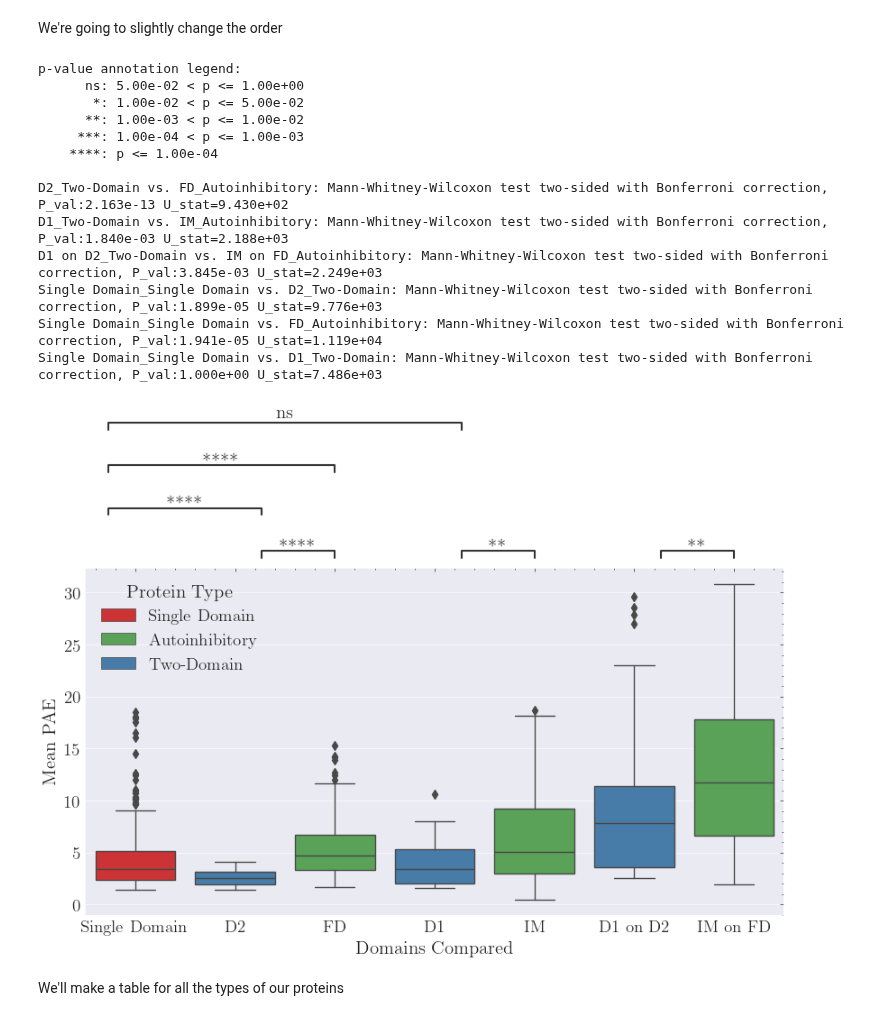
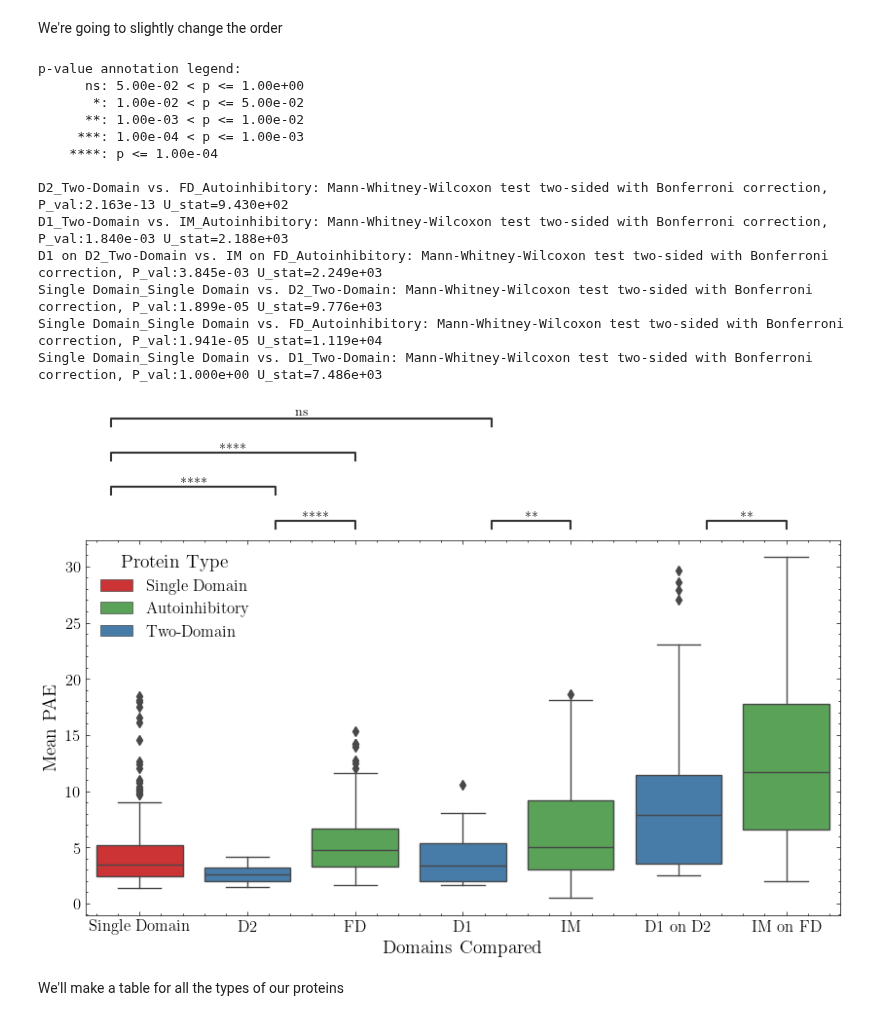
Before and after one commit to jpigles/alphafold-rmsd, a Jupyter notebook: pae.ipynb, the cells around one changed output. Saved outputs shown, nothing was run; the diff lists cells and outputs as text; code cells hidden in the pictures.

Commit message:
Fixed theme issues

```diff
--- a/pae.ipynb
+++ b/pae.ipynb
@@ -21,5 +19,5 @@ plt.style.use('science')
 # %%
-sns.set_theme(font_scale=1.25)
+plt.style.use('science')
 
 # Get the hex codes for the colors so we can assign them to categories
 pal = sns.color_palette('Set1')
@@ -121,39 +120,41 @@ region_order = ['Single Domain', 'D2', 'FD', 'D1', 'IM', 'D1 on D2', 'IM on FD']
 
 f, ax = plt.subplots(figsize=(10, 5))
 sns.boxplot(data=df_all, x='region', y='mean_pae', hue='type', order=region_order, ax=ax, palette=colors, dodge=False)
-ax.set_xlabel('Domains Compared')
-ax.set_ylabel('Mean PAE')
-ax.legend(title='Protein Type')
+ax.set_xlabel('Domains Compared', fontsize=14)
+ax.set_ylabel('Mean PAE', fontsize=14)
+ax.set_xticklabels(ax.get_xticklabels(), fontsize=12)
+ax.set_yticklabels(ax.get_yticklabels(), fontsize=12)
+ax.legend(title='Protein Type', title_fontsize='14', fontsize='12')
 
 # Annotate statistical significance
 
 pairs = [[('Single Domain', 'Single Domain'), ('FD', 'Autoinhibitory')],
          [('Single Domain', 'Single Domain'), ('D2', 'Two-Domain')],
          [('Single Domain', 'Single Domain'), ('D1', 'Two-Domain')],
          [('FD', 'Autoinhibitory'), ('D2', 'Two-Domain')],
          [('IM', 'Autoinhibitory'), ('D1', 'Two-Domain')],
          [('IM on FD', 'Autoinhibitory'), ('D1 on D2', 'Two-Domain')]]
 annotator = Annotator(ax, pairs, data=df_all, x='region', y='mean_pae', order=region_order, hue='type')
 annotator.configure(test='Mann-Whitney', text_format='star', loc='outside', comparisons_correction="bonferroni")
 _, corrected_results = annotator.apply_and_annotate()
 
 # Save the figure
 plt.savefig('./project_pipeline/data/figures/auto_sd_md_proteins_pae_annotated.png')
 # %% [output]
 p-value annotation legend:
       ns: 5.00e-02 < p <= 1.00e+00
        *: 1.00e-02 < p <= 5.00e-02
       **: 1.00e-03 < p <= 1.00e-02
      ***: 1.00e-04 < p <= 1.00e-03
     ****: p <= 1.00e-04
 
 D2_Two-Domain vs. FD_Autoinhibitory: Mann-Whitney-Wilcoxon test two-sided with Bonferroni correction, P_val:2.163e-13 U_stat=9.430e+02
 D1_Two-Domain vs. IM_Autoinhibitory: Mann-Whitney-Wilcoxon test two-sided with Bonferroni correction, P_val:1.840e-03 U_stat=2.188e+03
 D1 on D2_Two-Domain vs. IM on FD_Autoinhibitory: Mann-Whitney-Wilcoxon test two-sided with Bonferroni correction, P_val:3.845e-03 U_stat=2.249e+03
 Single Domain_Single Domain vs. D2_Two-Domain: Mann-Whitney-Wilcoxon test two-sided with Bonferroni correction, P_val:1.899e-05 U_stat=9.776e+03
 Single Domain_Single Domain vs. FD_Autoinhibitory: Mann-Whitney-Wilcoxon test two-sided with Bonferroni correction, P_val:1.941e-05 U_stat=1.119e+04
 Single Domain_Single Domain vs. D1_Two-Domain: Mann-Whitney-Wilcoxon test two-sided with Bonferroni correction, P_val:1.000e+00 U_stat=7.486e+03
-[figure, old version]
+[figure, new version]
 # %% [markdown]
 We'll make a table for all the types of our proteins
 # %%
```
Also changed, not shown: parts of 6 cells of this notebook, 17 other files.
